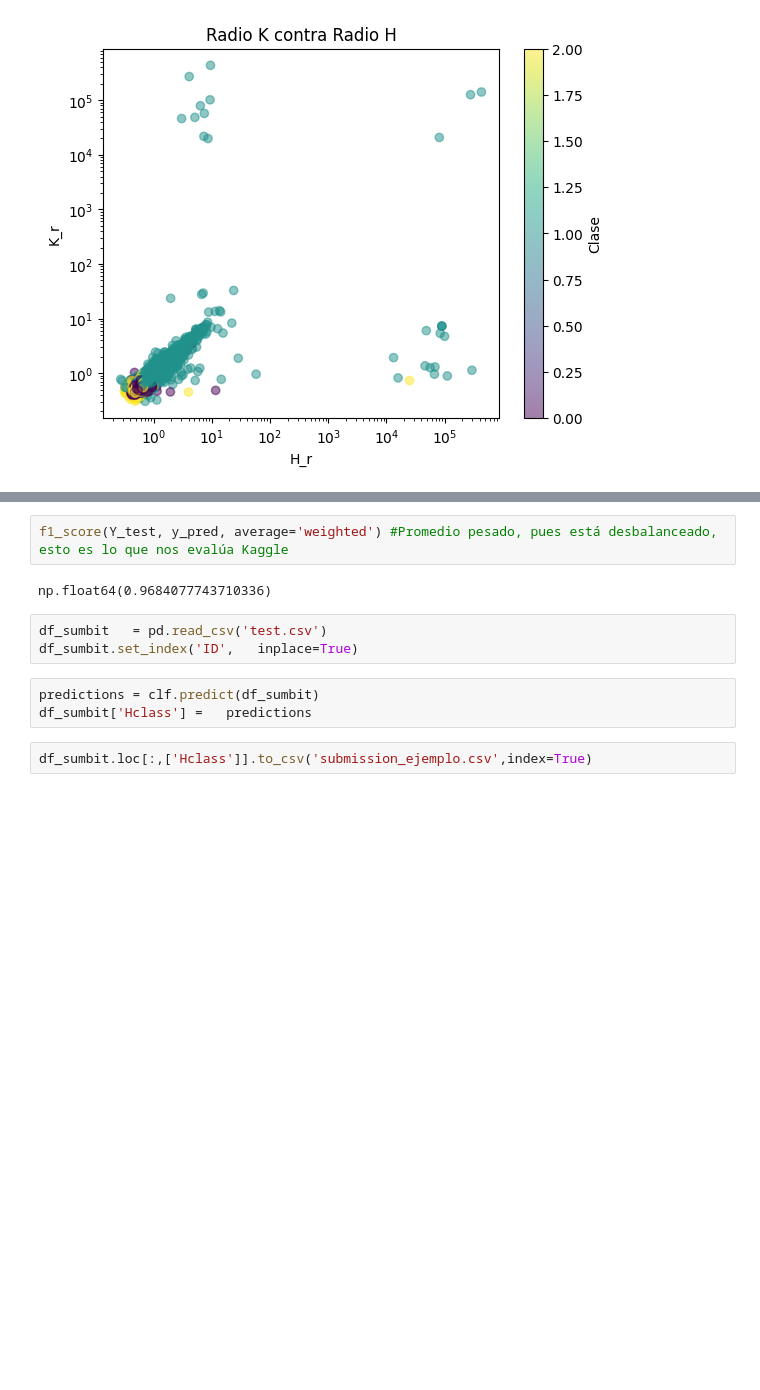
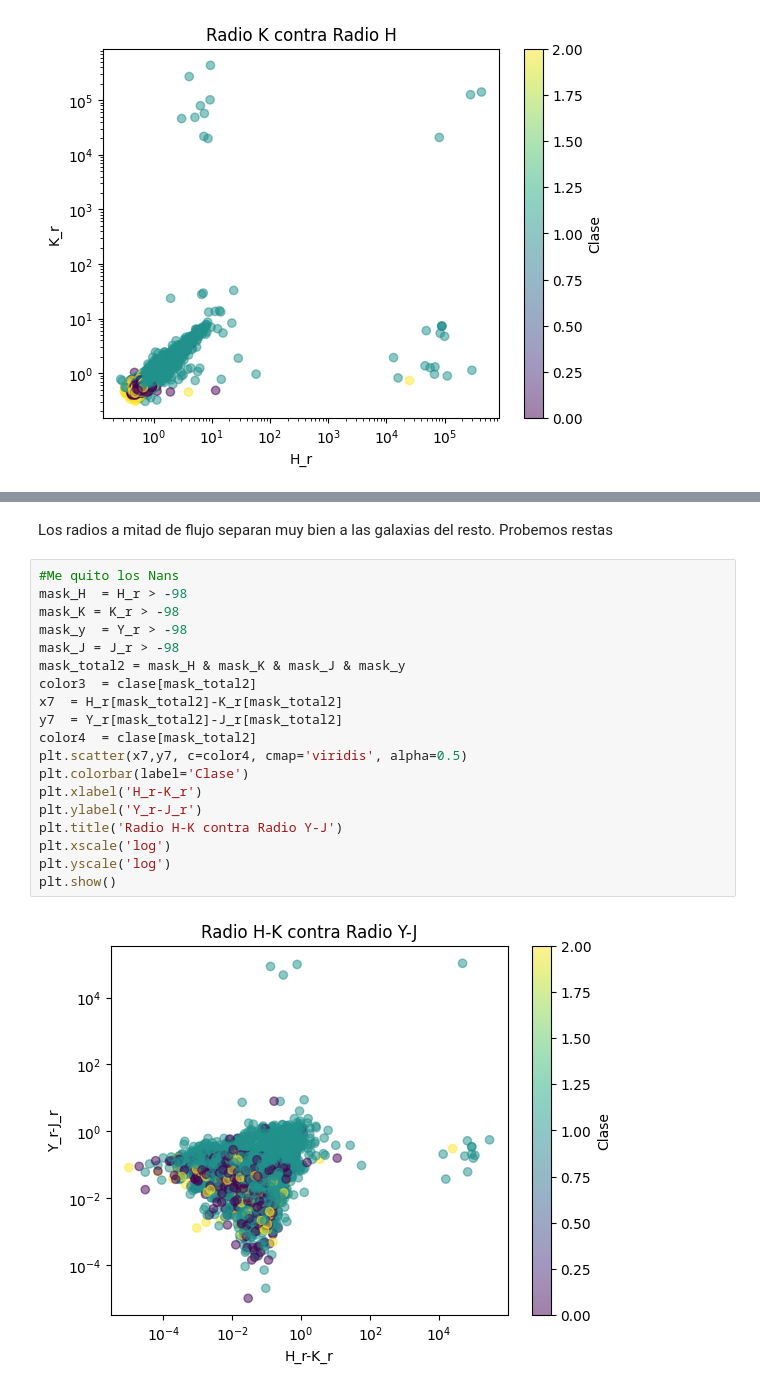
Before and after one commit to HombreRo12/Astromet_2024, a Jupyter notebook: Tp5/Exploración.ipynb, the cells around one changed output, grey strips where cells are left out. Cells and saved outputs as stored; diff of their text form; blank space fills up the shorter version.

```diff
--- a/Tp5/Exploración.ipynb
+++ b/Tp5/Exploración.ipynb
@@ -248,12 +218,24 @@ weighted avg       0.97      0.97      0.97     10955
-# %%
-f1_score(Y_test, y_pred, average='weighted') #Promedio pesado, pues está desbalanceado, esto es lo que nos evalúa Kaggle
-# %% [output]
-np.float64(0.9684077743710336)
-# %%
-df_sumbit	= pd.read_csv('test.csv')
-df_sumbit.set_index('ID',	inplace=True)
-# %%
-predictions = clf.predict(df_sumbit)
-df_sumbit['Hclass'] =	predictions
-# %%
-df_sumbit.loc[:,['Hclass']].to_csv('submission_ejemplo.csv',index=True)
+# %% [markdown]
+Los radios a mitad de flujo separan muy bien a las galaxias del resto.
+Probemos restas
+# %%
+#Me quito los Nans
+mask_H	= H_r > -98
+mask_K = K_r > -98
+mask_y	= Y_r > -98
+mask_J = J_r > -98
+mask_total2	= mask_H & mask_K & mask_J & mask_y
+color3	= clase[mask_total2]
+x7	= H_r[mask_total2]-K_r[mask_total2]
+y7	= Y_r[mask_total2]-J_r[mask_total2]
+color4	= clase[mask_total2]
+plt.scatter(x7,y7, c=color4, cmap='viridis', alpha=0.5)
+plt.colorbar(label='Clase')
+plt.xlabel('H_r-K_r')
+plt.ylabel('Y_r-J_r')
+plt.title('Radio H-K contra Radio Y-J')
+plt.xscale('log')
+plt.yscale('log')
+plt.show()
+# %% [output]
+[figure, added]
```
Also changed, not shown: parts of 25 cells of this notebook, 4 other files.
